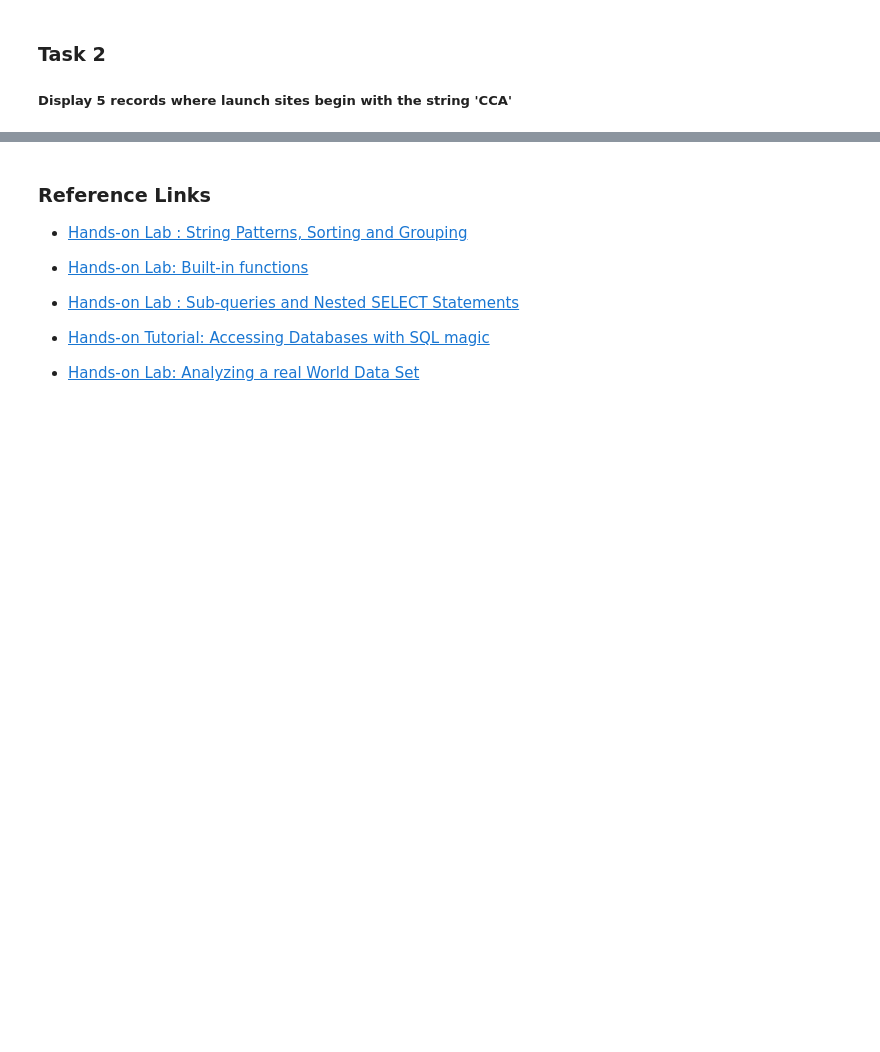
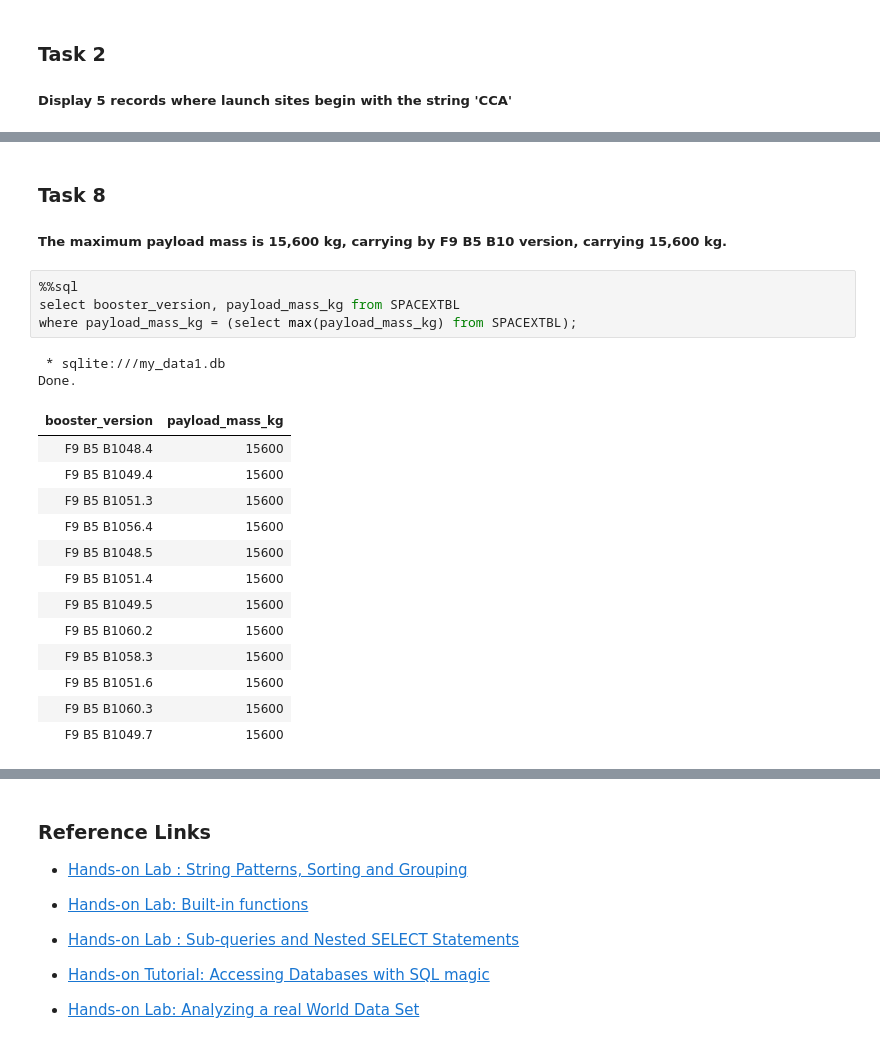
Before and after one commit to ReiAzure-m/Capstone-Project---SpaceX-Landing-Prediction, a Jupyter notebook: jupyter_labs_eda_sql_coursera_sqllite.ipynb, the cells around one changed output, grey strips where cells are left out. Drawn from its saved outputs; the diff is of its cells as text; blank space fills up the shorter version.

```diff
--- a/jupyter_labs_eda_sql_coursera_sqllite.ipynb
+++ b/jupyter_labs_eda_sql_coursera_sqllite.ipynb
@@ -289,0 +249,24 @@ Done.
+# %% [markdown]
+### Task 8
+
+##### The maximum payload mass is 15,600 kg, carrying by F9 B5 B10 version, carrying 15,600 kg.
+# %%
+%%sql
+select booster_version, payload_mass_kg from SPACEXTBL
+where payload_mass_kg = (select max(payload_mass_kg) from SPACEXTBL);
+# %% [output]
+ * sqlite:///my_data1.db
+Done.
+| booster_version | payload_mass_kg |
+| F9 B5 B1048.4 | 15600 |
+| F9 B5 B1049.4 | 15600 |
+| F9 B5 B1051.3 | 15600 |
+| F9 B5 B1056.4 | 15600 |
+| F9 B5 B1048.5 | 15600 |
+| F9 B5 B1051.4 | 15600 |
+| F9 B5 B1049.5 | 15600 |
+| F9 B5 B1060.2 | 15600 |
+| F9 B5 B1058.3 | 15600 |
+| F9 B5 B1051.6 | 15600 |
+| F9 B5 B1060.3 | 15600 |
+| F9 B5 B1049.7 | 15600 |
```
Also changed, not shown: parts of 43 cells of this notebook.
